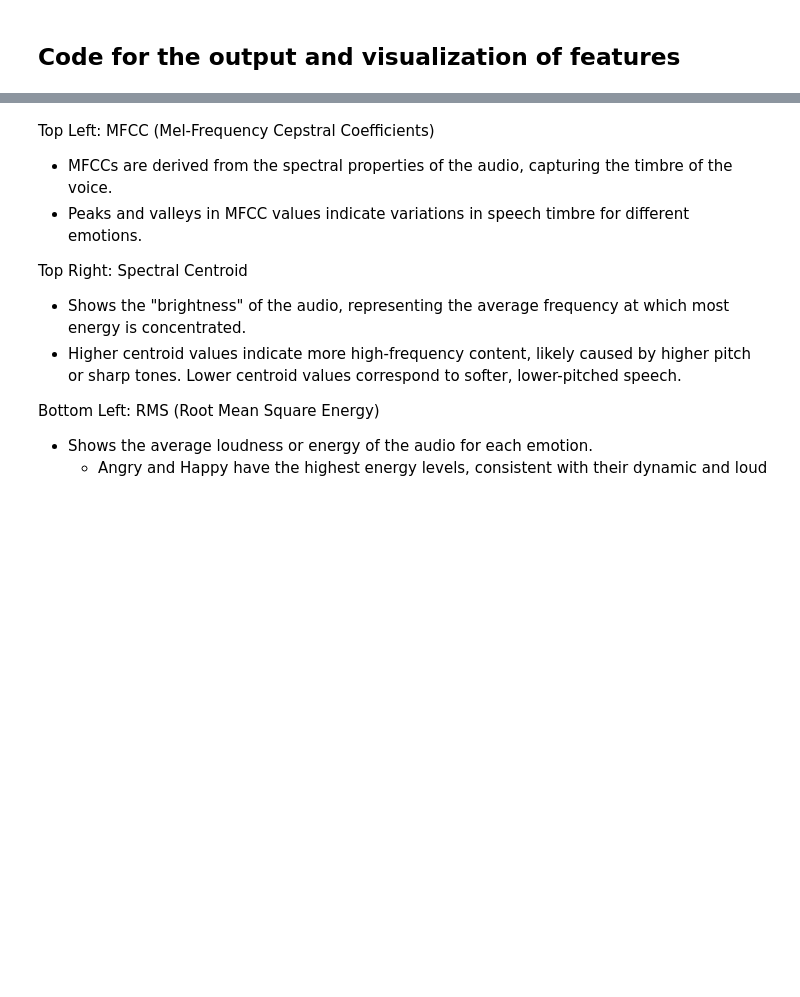
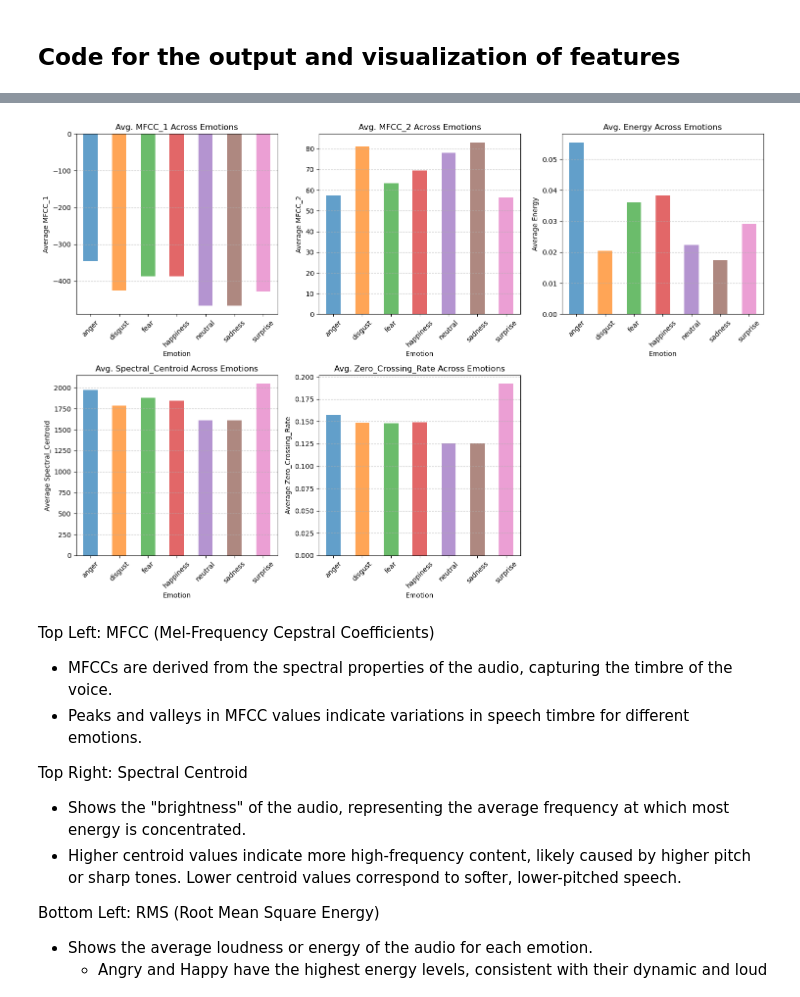
Before and after one commit to Amehroke/Emotion-Recognition, a Jupyter notebook: notebooks/EDA.ipynb, the cells around one changed output, grey strips where cells are left out. Cells and saved outputs as stored; diff of their text form; code cells hidden in the pictures; blank space fills up the shorter version.

Commit message:
Finished EDA on extracted features

```diff
--- a/notebooks/EDA.ipynb
+++ b/notebooks/EDA.ipynb
@@ -179,3 +105,56 @@ visualize_emotions(emotion_folders)
+# %%
+# Load Dataset
+data = pd.read_csv('../notebooks/main_extracted_features.csv')
+
+# Mapping labels to emotion names
+label_mapping = {
+    0: 'anger',
+    1: 'disgust',
+    2: 'fear',
+    3: 'happiness',
+    4: 'neutral',
+    5: 'sadness',
+    6: 'surprise'
+}
+
+# Add emotion labels to the dataframe
+data['Emotion'] = data['Label'].map(label_mapping)
+
+# Function to calculate average features for each label
+def calculate_average_features(data):
+    grouped_data = data.groupby('Emotion').mean()
+    return grouped_data
+
+# Function to visualize features across labels with a colormap
+def visualize_features(data):
+    avg_features = calculate_average_features(data)
+
+    # Select features to plot
+    features_to_plot = ['MFCC_1', 'MFCC_2', 'Energy', 'Spectral_Centroid', 'Zero_Crossing_Rate']
+
+    # Use a colormap for consistent coloring
+    cmap = get_cmap('tab10')
+    emotion_colors = {emotion: cmap(i) for i, emotion in enumerate(avg_features.index)}
+
+    plt.figure(figsize=(15, 10))
+    for i, feature in enumerate(features_to_plot, 1):
+        plt.subplot(2, 3, i)
+
+        # Bar plot for average feature values per label
+        colors = [emotion_colors[emotion] for emotion in avg_features.index]
+        avg_features[feature].plot(kind='bar', color=colors, alpha=0.7, rot=45)
+
+        plt.title(f"Avg. {feature} Across Emotions")
+        plt.ylabel(f"Average {feature}")
+        plt.grid(axis='y', linestyle='--', alpha=0.7)
+
+    plt.tight_layout()
+    plt.show()
+
+# Visualize features
+visualize_features(data)
+# %% [output]
+[figure, added]
 # %% [markdown]
 Top Left: MFCC (Mel-Frequency Cepstral Coefficients)
 - MFCCs are derived from the spectral properties of the audio, capturing the timbre of the voice.
```
Also changed, not shown: parts of 46 cells of this notebook, 6 other files.
